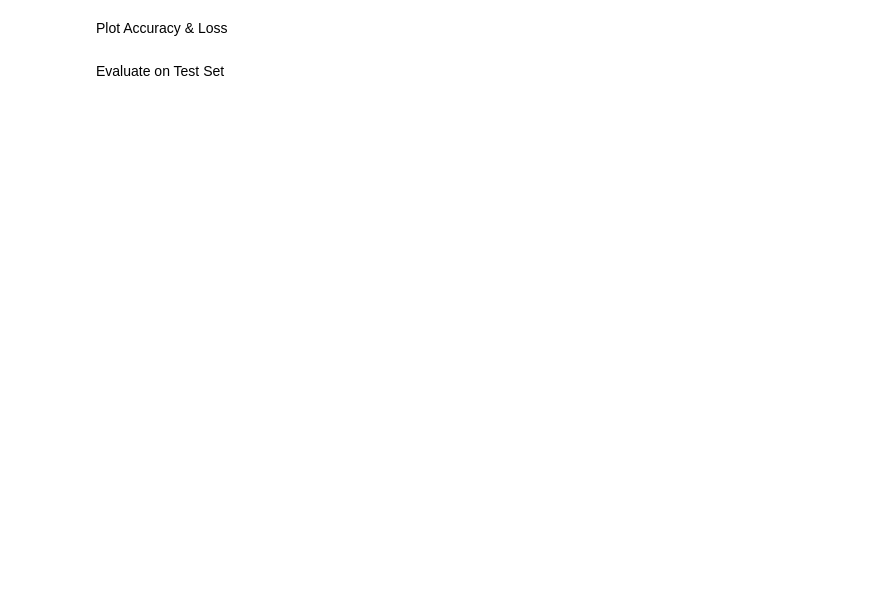
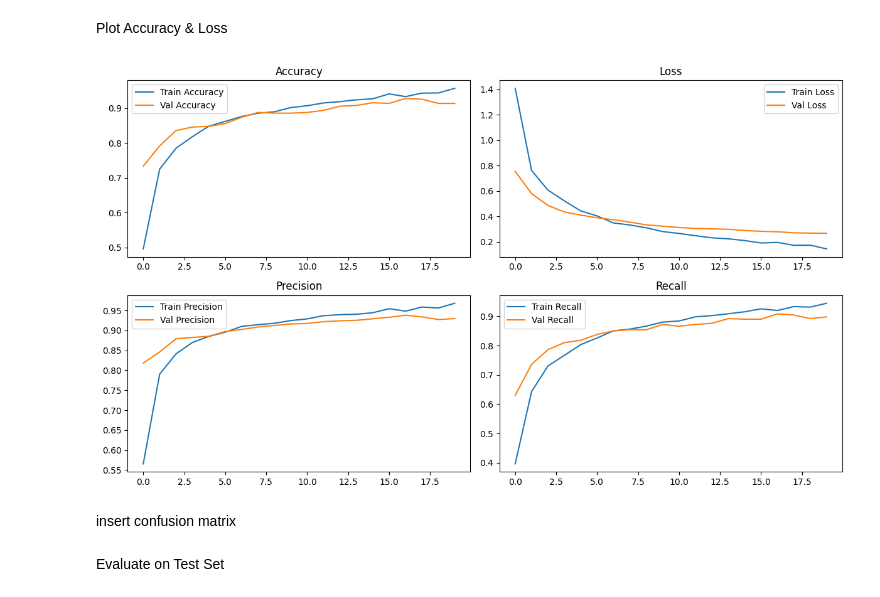
Before and after one commit to jannamorcozo/SORT-IT, a Jupyter notebook: notebooks/stage2_mobilenet_training.ipynb, the cells around one changed output. Saved outputs shown, nothing was run; the diff lists cells and outputs as text; code cells hidden in the pictures; blank space fills up the shorter version.

```diff
--- a/notebooks/stage2_mobilenet_training.ipynb
+++ b/notebooks/stage2_mobilenet_training.ipynb
@@ -121,34 +168,38 @@ Plot Accuracy & Loss
 # %%
 plt.figure(figsize=(12, 7))
 
-plt.subplot(1, 2, 1)
+plt.subplot(2, 2, 1)
 plt.plot(history.history["accuracy"], label="Train Accuracy")
 plt.plot(history.history["val_accuracy"], label="Val Accuracy")
 plt.legend()
 plt.title("Accuracy")
 
-plt.subplot(1, 2, 2)
+plt.subplot(2, 2, 2)
 plt.plot(history.history["loss"], label="Train Loss")
 plt.plot(history.history["val_loss"], label="Val Loss")
 plt.legend()
 plt.title("Loss")
 
 # Precision
 plt.subplot(2, 2, 3)
 plt.plot(history.history["precision"], label="Train Precision")
 plt.plot(history.history["val_precision"], label="Val Precision")
 plt.legend()
 plt.title("Precision")
 
 # Recall
 plt.subplot(2, 2, 4)
 plt.plot(history.history["recall"], label="Train Recall")
 plt.plot(history.history["val_recall"], label="Val Recall")
 plt.legend()
 plt.title("Recall")
 
 plt.tight_layout()
 plt.show()
+# %% [output]
+[figure, added]
+# %% [markdown]
+insert confusion matrix
 # %% [markdown]
 Evaluate on Test Set
 # %%
```
Also changed, not shown: parts of 6 cells of this notebook, 5 other files.
